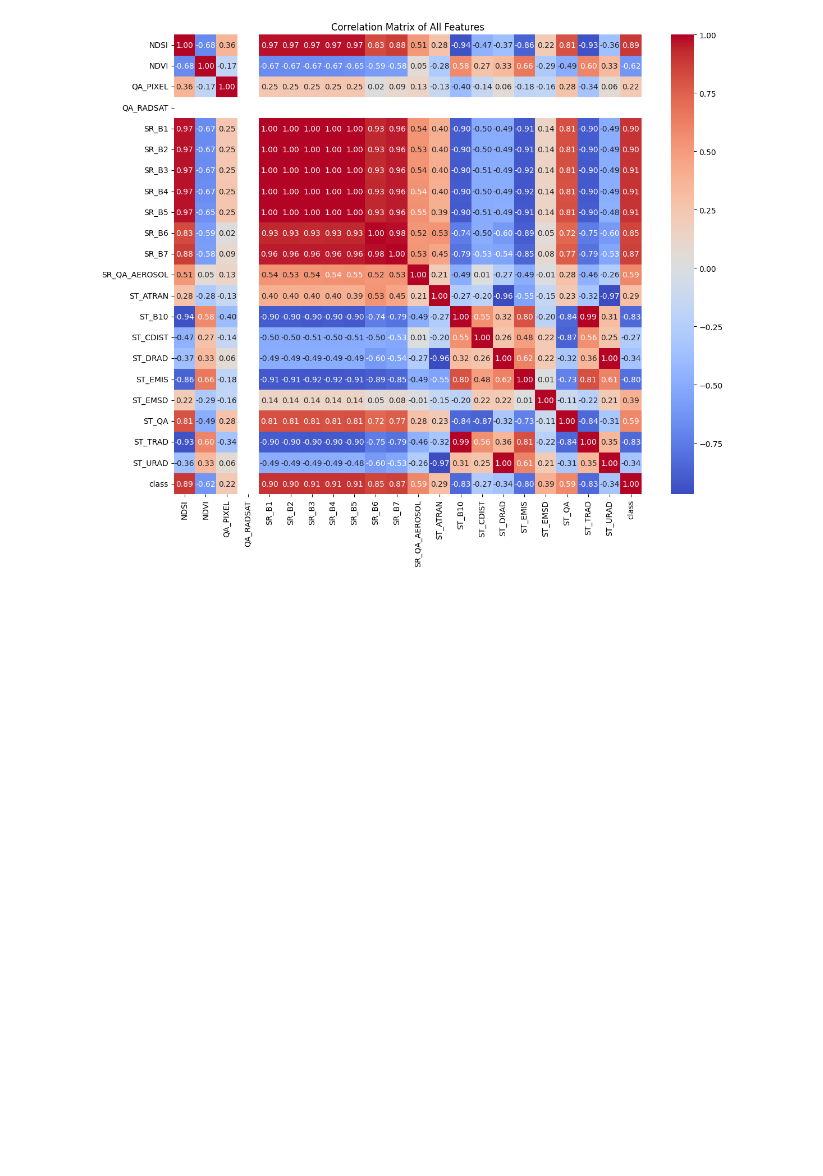
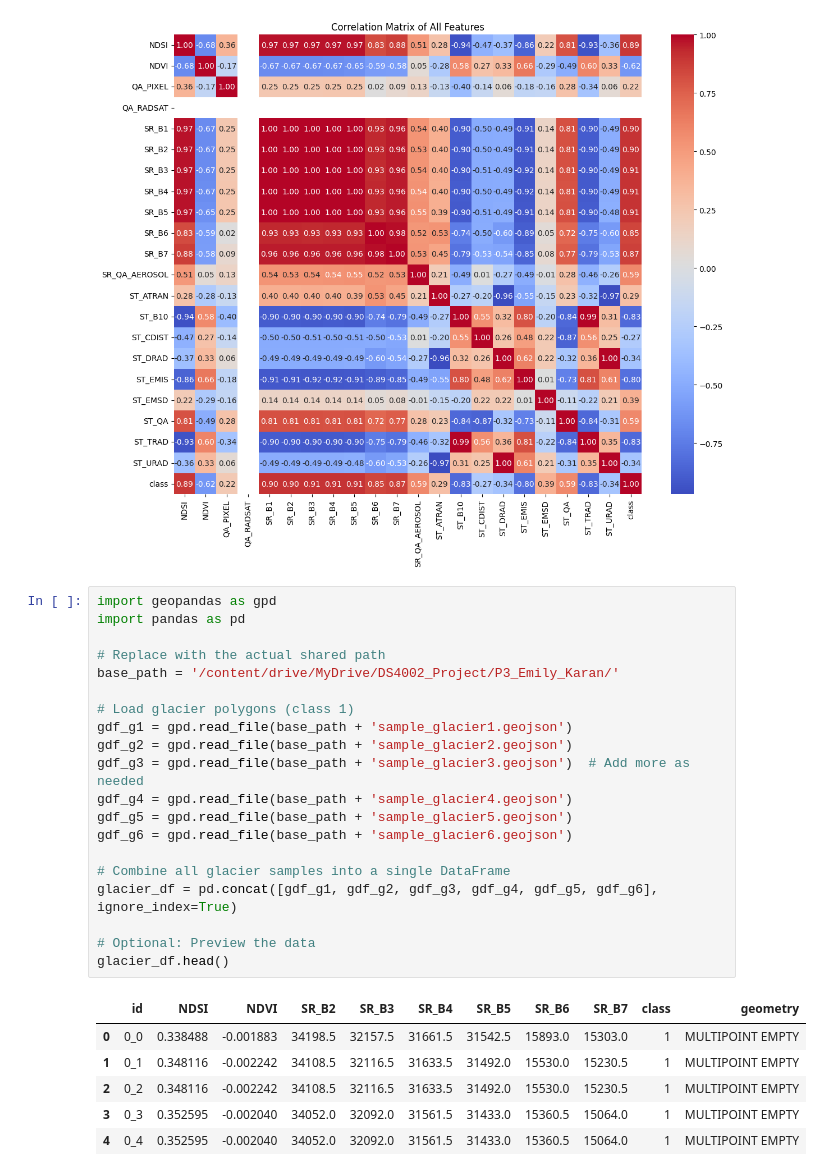
Before and after one commit to emilymacris/DS-4002, a Jupyter notebook: project_3.ipynb, the cells around one changed output. Saved outputs shown, nothing was run; the diff lists cells and outputs as text; blank space fills up the shorter version.

```diff
--- a/project_3.ipynb
+++ b/project_3.ipynb
@@ -192,3 +193,30 @@ plt.tight_layout()
 plt.show()
 # %% [output]
 [figure]
+# %%
+import geopandas as gpd
+import pandas as pd
+
+# Replace with the actual shared path
+base_path = '/content/drive/MyDrive/DS4002_Project/P3_Emily_Karan/'
+
+# Load glacier polygons (class 1)
+gdf_g1 = gpd.read_file(base_path + 'sample_glacier1.geojson')
+gdf_g2 = gpd.read_file(base_path + 'sample_glacier2.geojson')
+gdf_g3 = gpd.read_file(base_path + 'sample_glacier3.geojson')  # Add more as needed
+gdf_g4 = gpd.read_file(base_path + 'sample_glacier4.geojson')
+gdf_g5 = gpd.read_file(base_path + 'sample_glacier5.geojson')
+gdf_g6 = gpd.read_file(base_path + 'sample_glacier6.geojson')
+
+# Combine all glacier samples into a single DataFrame
+glacier_df = pd.concat([gdf_g1, gdf_g2, gdf_g3, gdf_g4, gdf_g5, gdf_g6], ignore_index=True)
+
+# Optional: Preview the data
+glacier_df.head()
+# %% [output]
+|  | id | NDSI | NDVI | SR_B2 | SR_B3 | SR_B4 | SR_B5 | SR_B6 | SR_B7 | class | geometry |
+| 0 | 0_0 | 0.338488 | -0.001883 | 34198.5 | 32157.5 | 31661.5 | 31542.5 | 15893.0 | 15303.0 | 1 | MULTIPOINT EMPTY |
+| 1 | 0_1 | 0.348116 | -0.002242 | 34108.5 | 32116.5 | 31633.5 | 31492.0 | 15530.0 | 15230.5 | 1 | MULTIPOINT EMPTY |
+| 2 | 0_2 | 0.348116 | -0.002242 | 34108.5 | 32116.5 | 31633.5 | 31492.0 | 15530.0 | 15230.5 | 1 | MULTIPOINT EMPTY |
+| 3 | 0_3 | 0.352595 | -0.002040 | 34052.0 | 32092.0 | 31561.5 | 31433.0 | 15360.5 | 15064.0 | 1 | MULTIPOINT EMPTY |
+| 4 | 0_4 | 0.352595 | -0.002040 | 34052.0 | 32092.0 | 31561.5 | 31433.0 | 15360.5 | 15064.0 | 1 | MULTIPOINT EMPTY |
```
Also changed, not shown: parts of 12 cells of this notebook.
